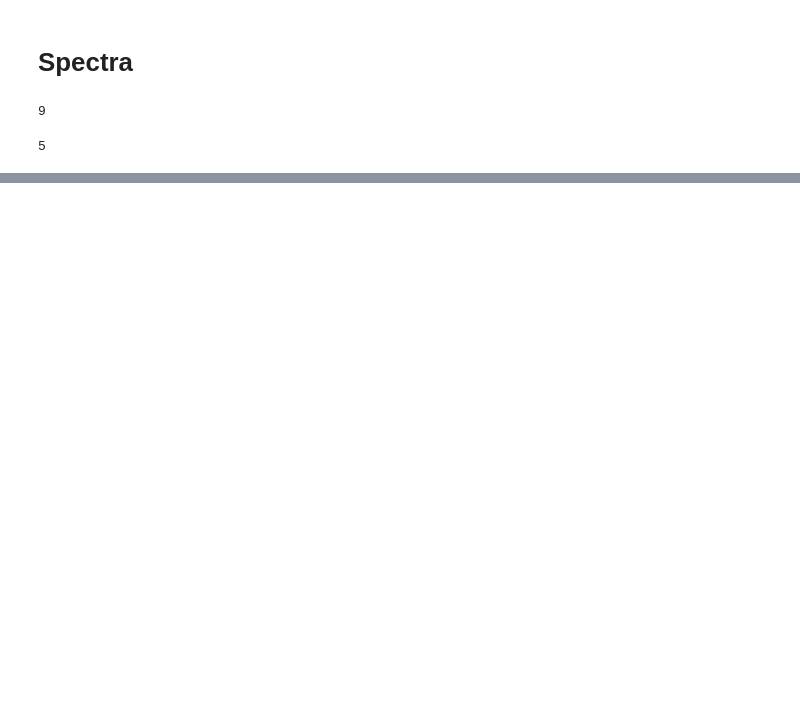
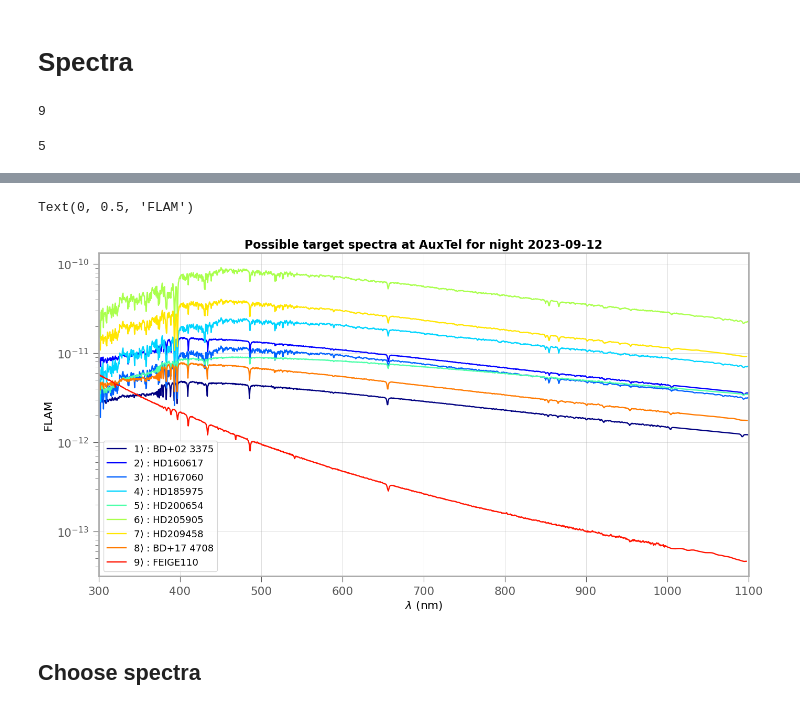
Before and after one commit to sylvielsstfr/AuxtelStarAlt, a Jupyter notebook: notebooks/2023-09-12/ObservationOfVisibleCalspecList.ipynb, the cells around one changed output, grey strips where cells are left out. Cells and saved outputs as stored; diff of their text form; code cells hidden in the pictures; blank space fills up the shorter version.

```diff
--- a/notebooks/2023-09-12/ObservationOfVisibleCalspecList.ipynb
+++ b/notebooks/2023-09-12/ObservationOfVisibleCalspecList.ipynb
@@ -973,0 +1034,17 @@ plt.tight_layout()
+# %%
+fig, ax = plt.subplots(nrows=1,ncols=1,figsize=(16,8))
+
+for j in range(NTargets):
+    ax.plot(all_wl[j], all_fl[j],'-',color=all_colors[j],label=all_obj[j] )
+    ax.set_yscale("log")
+    ax.legend()
+    ax.set_xlim(XMIN,XMAX)
+title = "Possible target spectra at AuxTel for night " + night_obs_str.split(" ")[0]
+ax.set_title(title)
+ax.set_xlabel("$\lambda$ (nm)")
+ax.set_ylabel("FLAM")
+# %% [output]
+Text(0, 0.5, 'FLAM')
+[figure, added]
+# %% [markdown]
+## Choose spectra
```
Also changed, not shown: parts of 16 cells of this notebook.
